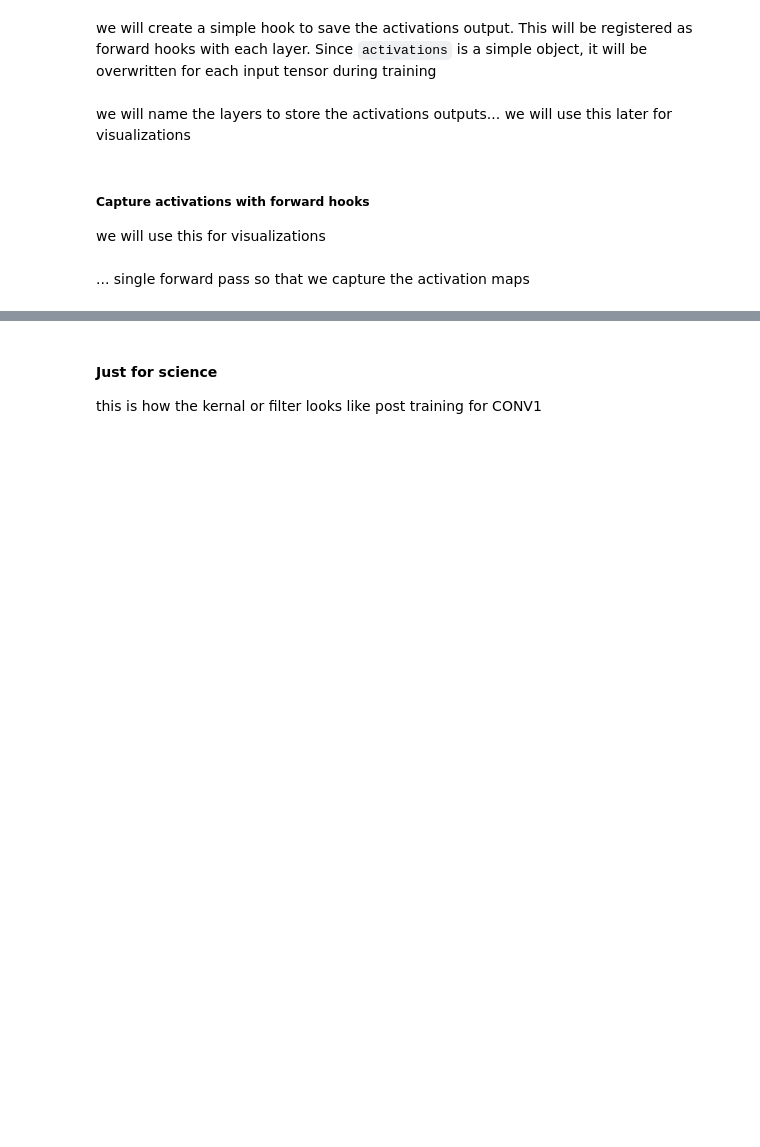
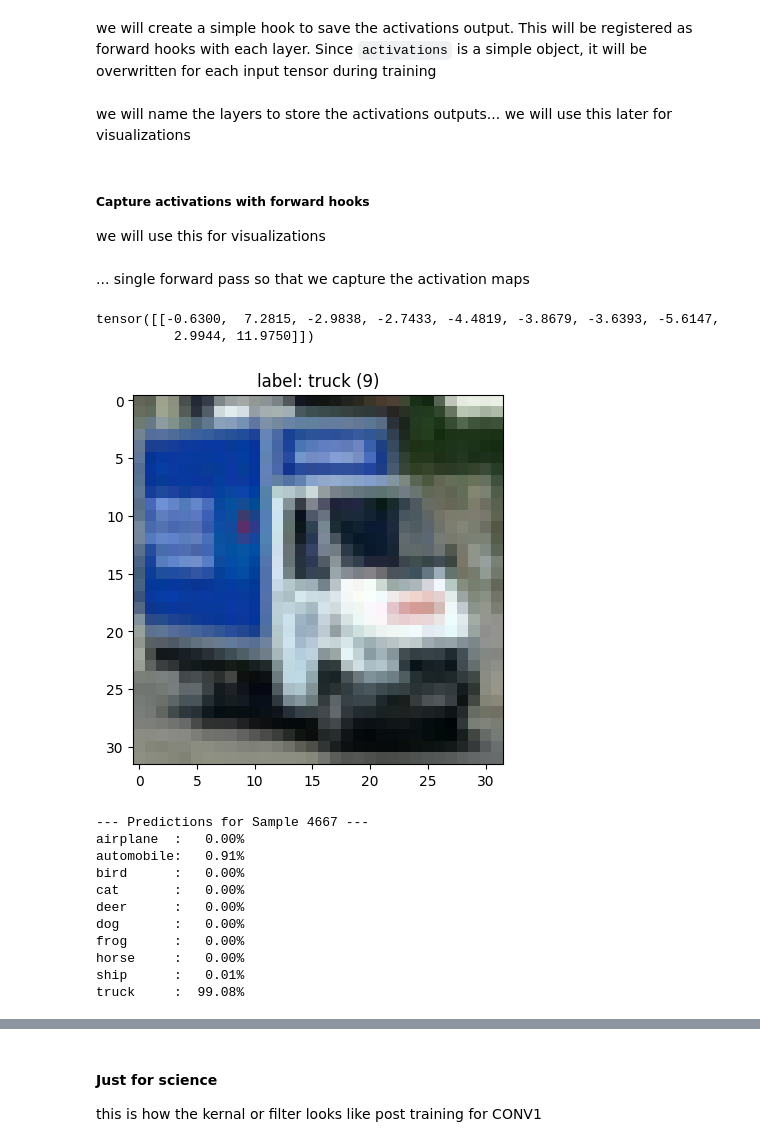
Before and after one commit to N0-man/n03an.me, a Jupyter notebook: notebooks/vision/cnn.ipynb, the cells around one changed output, grey strips where cells are left out. Saved outputs shown, nothing was run; the diff lists cells and outputs as text; code cells hidden in the pictures; blank space fills up the shorter version.

```diff
--- a/notebooks/vision/cnn.ipynb
+++ b/notebooks/vision/cnn.ipynb
@@ -542,7 +596,11 @@ activations[META] = {
 
 model.eval()
 with torch.no_grad():
-    _ = model(x1)   # hooks would fire here...
+    logits = model(x1)   # hooks would fire here...
+    prob = torch.softmax(logits, dim=1)
+# %% [output]
+tensor([[-0.6300,  7.2815, -2.9838, -2.7433, -4.4819, -3.8679, -3.6393, -5.6147,
+          2.9944, 11.9750]])
 # %%
 import matplotlib.pyplot as plt
 
@@ -560,4 +618,29 @@ def show_feature_maps_CHW(activation_maps, title, max_channels=16, cols=8):
     plt.suptitle(f"{title} (showing {n}/{C} channels)")
     plt.tight_layout()
     plt.show()
+# %%
+img = activations[META]["x"].permute(1,2,0).numpy()
+plt.imshow(img)
+plt.title(f"label: {class_names[activations[META]['y']]} ({activations[META]['y']})")
+plt.show()
+probs = prob[0].cpu().numpy()
+
+print(f"--- Predictions for Sample {activations[META]['sample']} ---")
+for i, p in enumerate(probs):
+    name = class_names[i]
+    percentage = p * 100
+    print(f"{name:10}: {percentage:>6.2f}%")
+# %% [output]
+[figure, added]
+--- Predictions for Sample 4667 ---
+airplane  :   0.00%
+automobile:   0.91%
+bird      :   0.00%
+cat       :   0.00%
+deer      :   0.00%
+dog       :   0.00%
+frog      :   0.00%
+horse     :   0.00%
+ship      :   0.01%
+truck     :  99.08%
 # %%
```
Also changed, not shown: parts of 14 cells of this notebook, 2 other files.
